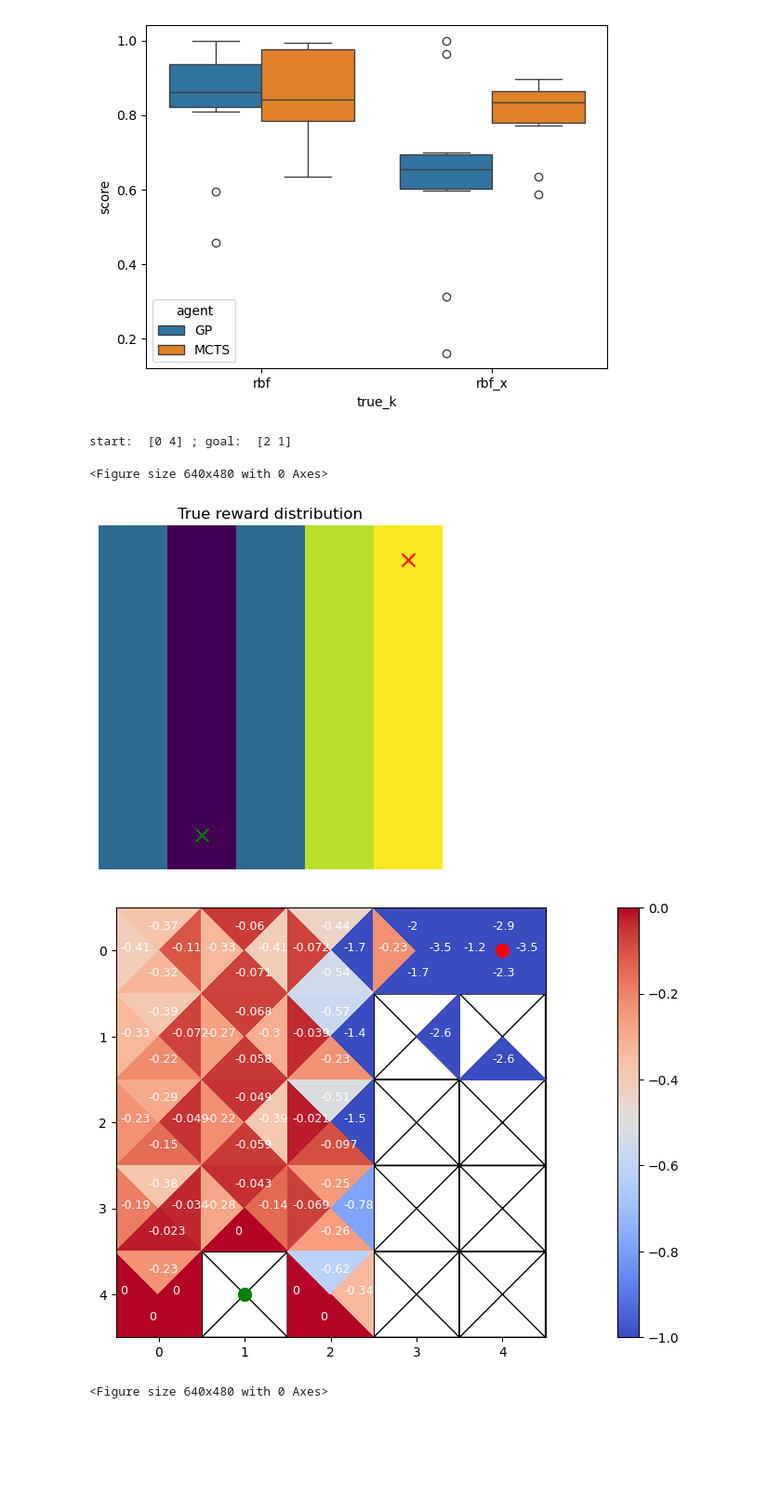
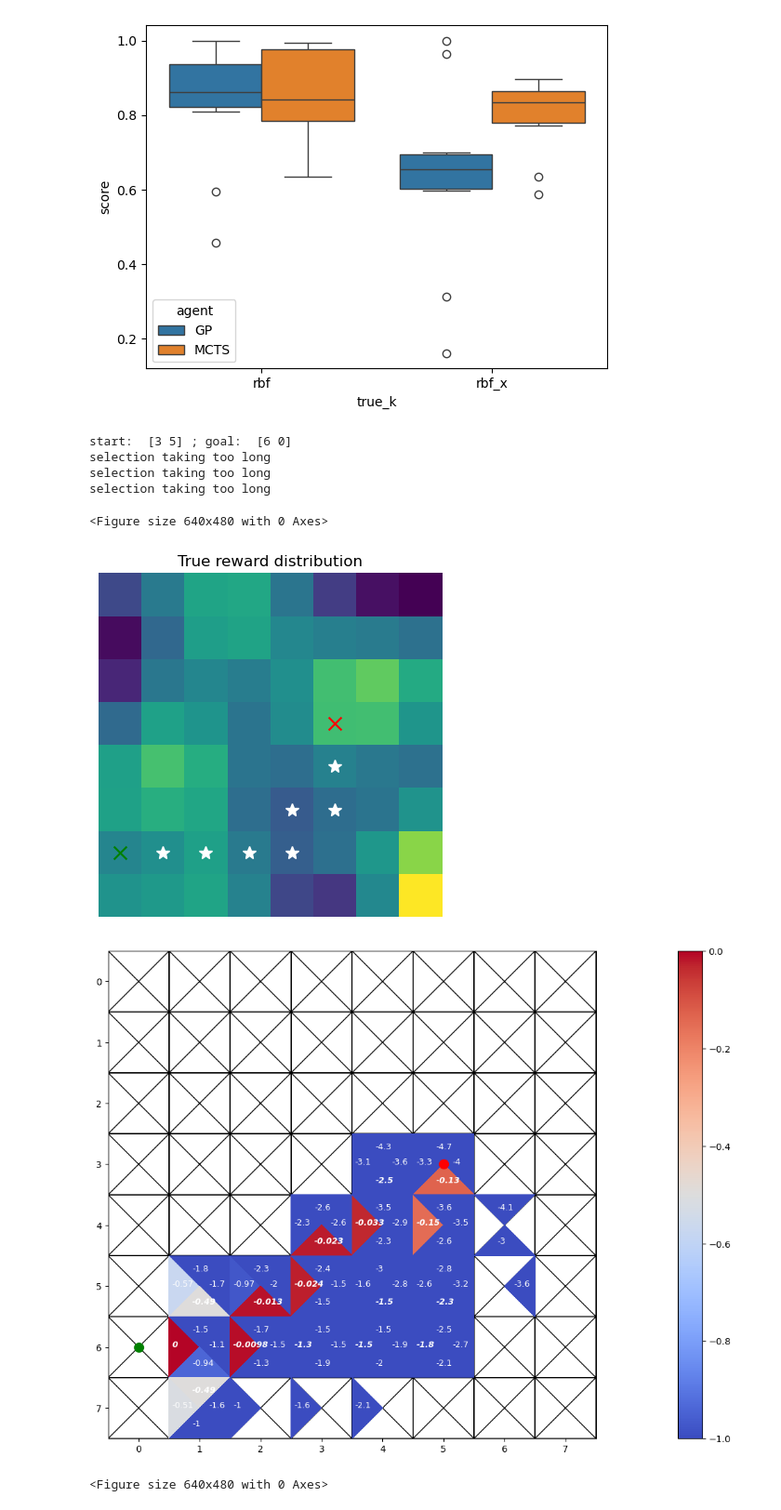
Before and after one commit to tgham/context_exploration, a Jupyter notebook: GP_worlds.ipynb, the cells around one changed output. Shown at 93% size. Drawn from its saved outputs; the diff is of its cells as text; code cells hidden in the pictures; blank space fills up the shorter version.

```diff
--- a/GP_worlds.ipynb
+++ b/GP_worlds.ipynb
@@ -1145,8 +1150,8 @@ sns.boxplot(data = df_sim, x = 'true_k', y = 'score', hue = 'agent')
 <Axes: xlabel='true_k', ylabel='score'>
 [figure]
 # %%
-N=5
-true_k = 'rbf_x'
+N=8
+true_k = 'rbf'
 inf_k = 'known'
 r_noise = 0
 env = make_env(N, None, 'cityblock', true_k, inf_k, render_mode='plot', r_noise=r_noise)
@@ -1161,49 +1166,49 @@ MCTS = MonteCarloTreeSearch(env=env_copy, tree=tree)
 assert MCTS.env.sim == True
 assert env_copy.sim==True
 n_trees = 1000
-action = MCTS.search(tree, n_trees)
-print()
-# MCTS.tree.show()
+# action = MCTS.search(tree, n_trees)
+
+## loop through trees
+for t in range(n_trees):
+    # print(MCTS.tree.root)
+    # print('tree policy, ', t)
+    action_leaf = MCTS.tree_policy()
+    # print('rollout policy')
+    simulated_cost = MCTS.rollout_policy(action_leaf)
+    # print('backwards')
+    MCTS.backward(simulated_cost)
+    # print(action_leaf)
+    # print()
+
+tree.nodes
+tree_q = np.zeros((N,N,4)) + np.nan
+for sstate in tree.nodes.keys():
+    state = tree.nodes[sstate].state
+    for a in tree.nodes[sstate].action_leaves.keys():
+        try:
+            tree_q[state[0], state[1], a] = tree.nodes[sstate].action_leaves[a].performance
+        except:
+            pass
 # %% [output]
-start:  [0 4] ; goal:  [2 1]
+start:  [3 5] ; goal:  [6 0]
+selection taking too long
+selection taking too long
+selection taking too long
-# %%
-from collections import deque
-
-
-## average over all nodes in the tree
-tree_q = np.zeros((N, N, 4))
-tree_q_counts = np.zeros((N, N, 4))
-queue = deque([tree.root])
-while queue:
-    node = queue.popleft()
-    for child in tree.children(node):
-        tree_q[node.state[0], node.state[1], child.action] += child.performance
-        tree_q_counts[node.state[0], node.state[1], child.action] += 1
-        queue.append(child)
-tree_q /= tree_q_counts
-
-## or just standard saving??
-# tree_q = np.zeros((N, N, 4)) + np.nan
-# tree_q_counts = np.zeros((N, N, 4))
-# queue = deque([tree.root])
-# while queue:
-#     node = queue.popleft()
-#     for child in tree.children(node):
-#         tree_q[node.state[0], node.state[1], child.action] = child.performance
-#         tree_q_counts[node.state[0], node.state[1], child.action] += 1
-#         queue.append(child)
 # %%
-plot_r(env.costs, ax = plt.subplot(), title = 'True reward distribution')
+#plot world
+ax = plt.subplot()
+plot_r(env.costs, ax = ax, title = 'True reward distribution')
 plt.scatter(info['agent'][1]+0.5, info['agent'][0]+0.5, c = 'r', s = 100, marker = 'x')
 plt.scatter(info['target'][1]+0.5, info['target'][0]+0.5, c = 'g', s = 100, marker = 'x')
+plot_traj([env.o_traj], ax = ax)
+
+# plot tree
 p = plot_action_tree(tree_q, info['agent'], info['target'])
-# p.set_title(['start: ', info['agent'],', goal:', info['target']])
 plt.figure()
-## plot start and goal
 # %% [output]
 <Figure size 640x480 with 0 Axes>
-[figure, old version]
+[figure, new version]
-[figure, old version]
+[figure, new version]
 <Figure size 640x480 with 0 Axes>
 # %%
 tree.show()
```
Also changed, not shown: parts of 4 cells of this notebook, 3 other files.
